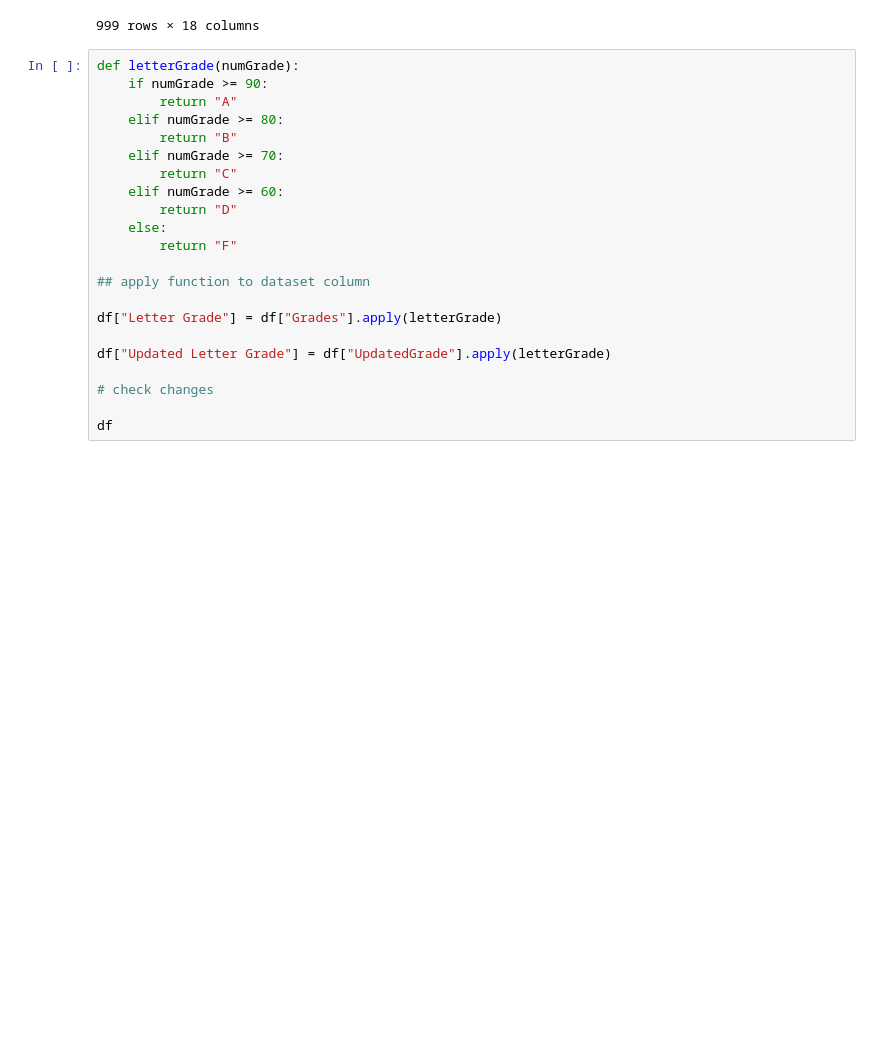
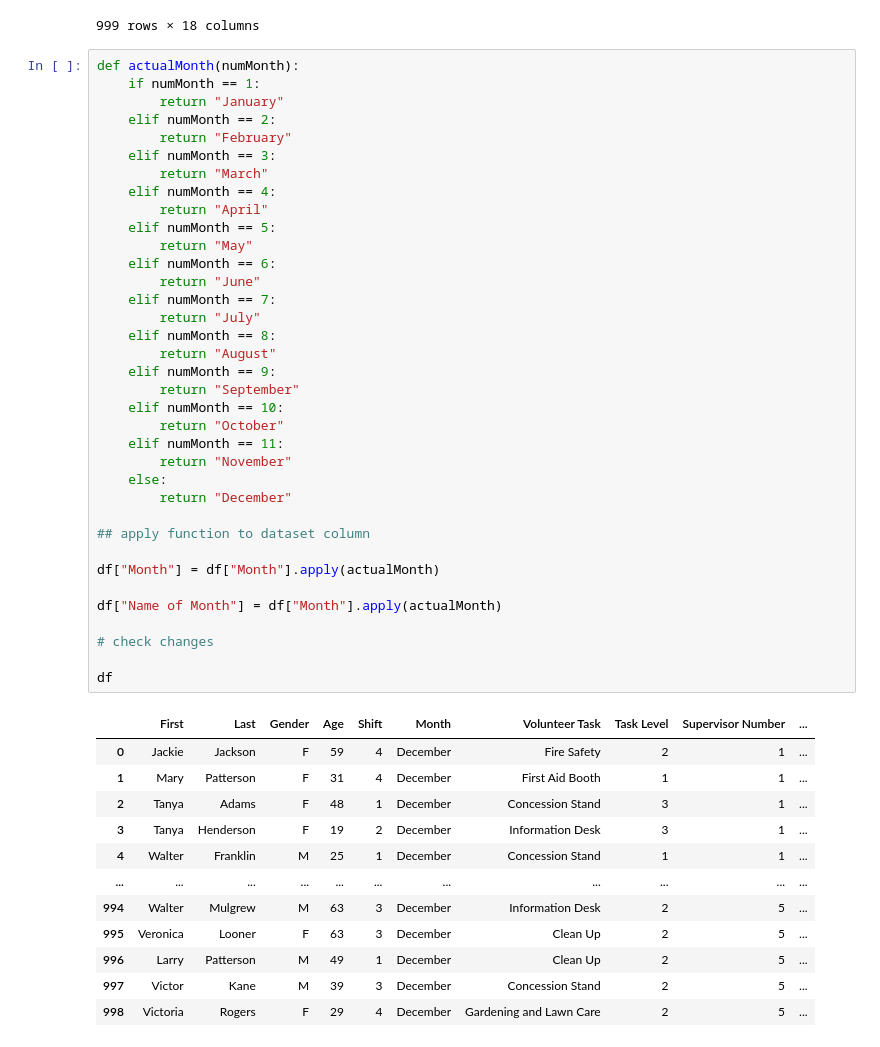
Before and after one commit to sellaurie/IrvingtonVolunteerProject, a Jupyter notebook: Irvington Volunteer Project (2) (1).ipynb, the cells around one changed output. Saved outputs shown, nothing was run; the diff lists cells and outputs as text; blank space fills up the shorter version.

```diff
--- a/Irvington Volunteer Project (2) (1).ipynb
+++ b/Irvington Volunteer Project (2) (1).ipynb
@@ -534,25 +534,51 @@ df
 | 998 | Victoria | Rogers | Female | 29 | 4 | 4 | Gardening and Lawn Care | 2 | 21 | ... |
 999 rows × 18 columns
 # %%
-def letterGrade(numGrade):
-    if numGrade >= 90:
-        return "A"
-    elif numGrade >= 80:
-        return "B"
-    elif numGrade >= 70:
-        return "C"
-    elif numGrade >= 60:
-        return "D"
+def actualMonth(numMonth):
+    if numMonth == 1:
+        return "January"
+    elif numMonth == 2:
+        return "February"
+    elif numMonth == 3:
+        return "March"
+    elif numMonth == 4:
+        return "April"
+    elif numMonth == 5:
+        return "May"
+    elif numMonth == 6:
+        return "June"
+    elif numMonth == 7:
+        return "July"
+    elif numMonth == 8:
+        return "August"
+    elif numMonth == 9:
+        return "September"
+    elif numMonth == 10:
+        return "October"
+    elif numMonth == 11:
+        return "November"
     else:
-        return "F"
+        return "December"
 
 ## apply function to dataset column
 
-df["Letter Grade"] = df["Grades"].apply(letterGrade)
+df["Month"] = df["Month"].apply(actualMonth)
 
-df["Updated Letter Grade"] = df["UpdatedGrade"].apply(letterGrade)
+df["Name of Month"] = df["Month"].apply(actualMonth)
 
 # check changes
 
 df
 # %% [output]
+|  | First | Last | Gender | Age | Shift | Month | Volunteer Task | Task Level | Supervisor Number | ... |
+| 0 | Jackie | Jackson | F | 59 | 4 | December | Fire Safety | 2 | 1 | ... |
+| 1 | Mary | Patterson | F | 31 | 4 | December | First Aid Booth | 1 | 1 | ... |
+| 2 | Tanya | Adams | F | 48 | 1 | December | Concession Stand | 3 | 1 | ... |
+| 3 | Tanya | Henderson | F | 19 | 2 | December | Information Desk | 3 | 1 | ... |
+| 4 | Walter | Franklin | M | 25 | 1 | December | Concession Stand | 1 | 1 | ... |
+| ... | ... | ... | ... | ... | ... | ... | ... | ... | ... | ... |
+| 994 | Walter | Mulgrew | M | 63 | 3 | December | Information Desk | 2 | 5 | ... |
+| 995 | Veronica | Looner | F | 63 | 3 | December | Clean Up | 2 | 5 | ... |
+| 996 | Larry | Patterson | M | 49 | 1 | December | Clean Up | 2 | 5 | ... |
+| 997 | Victor | Kane | M | 39 | 3 | December | Concession Stand | 2 | 5 | ... |
+| 998 | Victoria | Rogers | F | 29 | 4 | December | Gardening and Lawn Care | 2 | 5 | ... |
```
Also changed, not shown: parts of 1 cell of this notebook.
